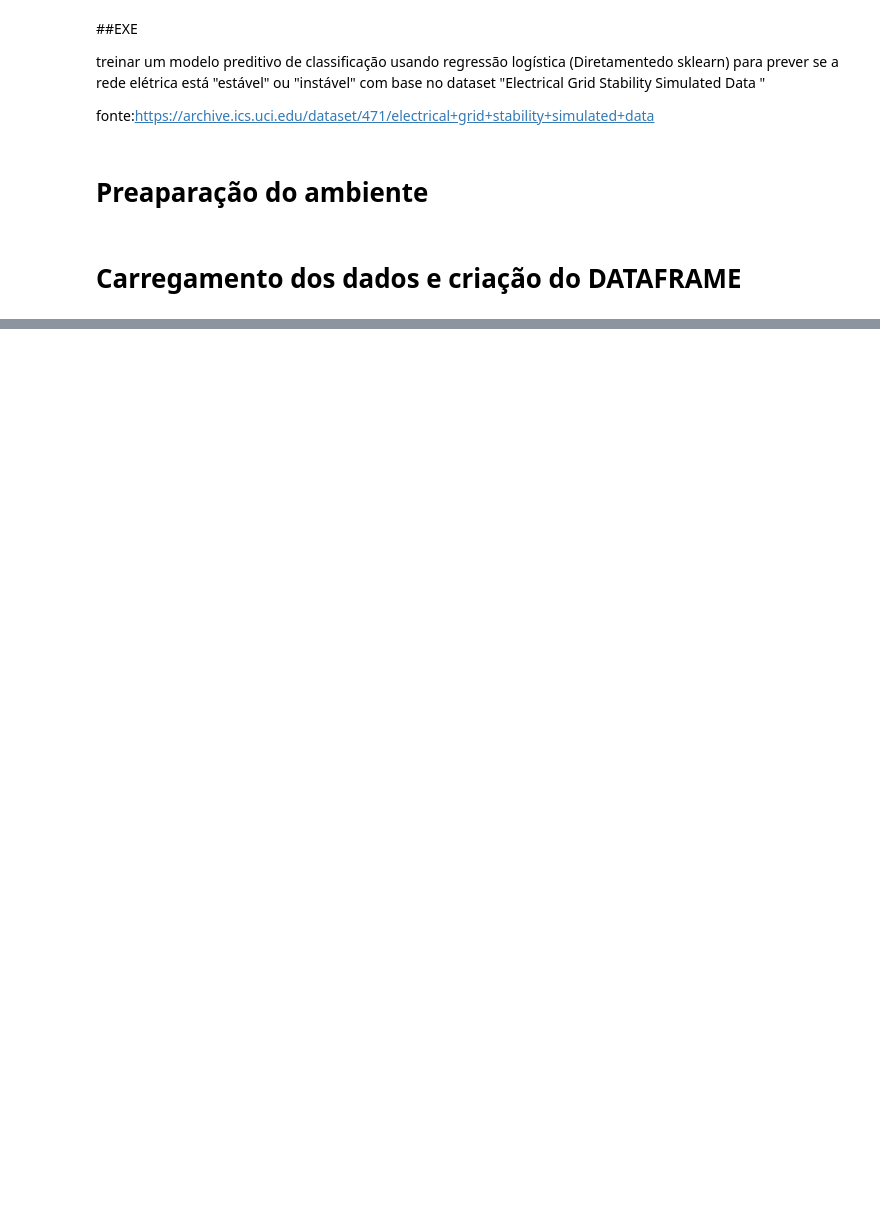
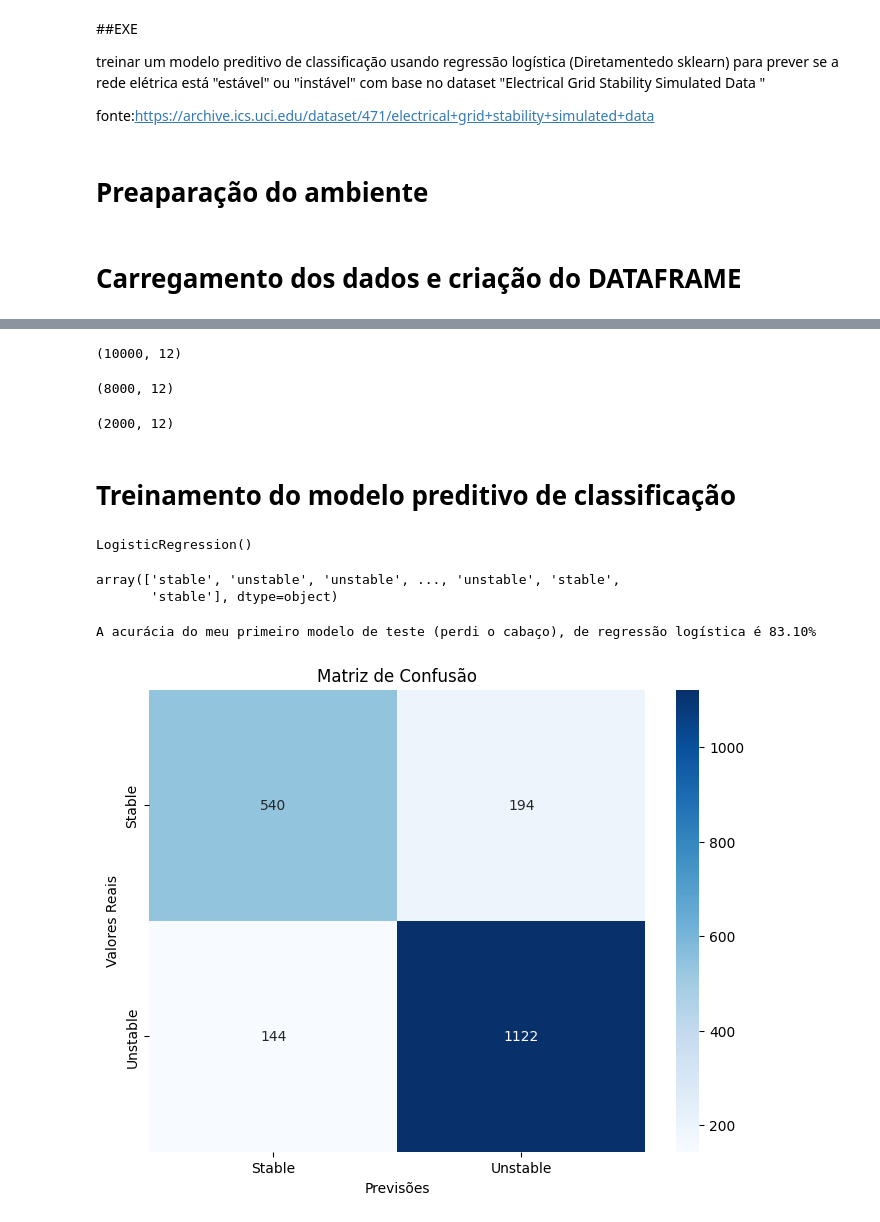
Before and after one commit to Hiero-o/cp_02_sers, a Jupyter notebook: cp_02_sers_2sem.ipynb, the cells around one changed output, grey strips where cells are left out. Drawn from its saved outputs; the diff is of its cells as text; code cells hidden in the pictures; blank space fills up the shorter version.

```diff
--- a/cp_02_sers_2sem.ipynb
+++ b/cp_02_sers_2sem.ipynb
@@ -32,0 +100,44 @@ dados = pd.read_csv('')
+# %%
+# Separação de dados de treino e teste
+# X_train, x_test, y_train, y_test
+X_train, X_test, y_train, y_test = train_test_split(X, y, test_size=0.2, random_state=16)
+
+X.shape
+# %% [output]
+(10000, 12)
+# %%
+X_train.shape
+# %% [output]
+(8000, 12)
+# %%
+X_test.shape
+# %% [output]
+(2000, 12)
+# %% [markdown]
+# Treinamento do modelo preditivo de classificação
+# %%
+# Instanciando o modelo com base no algoritmo (LogisticRegression)
+modelo_lr = LogisticRegression()
+# %%
+# Treinamento do modelo
+
+modelo_lr.fit(X_train, y_train)
+# %% [output]
+LogisticRegression()
+# %%
+# Gerando as previsões
+
+y_pred = modelo_lr.predict(X_test)
+
+y_pred
+# %% [output]
+array(['stable', 'unstable', 'unstable', ..., 'unstable', 'stable',
+       'stable'], dtype=object)
+# %%
+#Avaliar o modelo
+
+acuracia = 100 * accuracy_score(y_test, y_pred)
+
+print(f"A acurácia do meu primeiro modelo de teste (perdi o cabaço), de regressão logística é {acuracia:.2f}%")
+# %% [output]
+A acurácia do meu primeiro modelo de teste (perdi o cabaço), de regressão logística é 83.10%
@@ -32,0 +146,11 @@ dados = pd.read_csv('')
+# %%
+cm = confusion_matrix(y_test, y_pred)
+
+plt.figure(figsize=(8, 6))
+sns.heatmap(cm, annot=True, fmt='d', cmap='Blues', xticklabels=['Stable', 'Unstable'], yticklabels=['Stable', 'Unstable'])
+plt.title('Matriz de Confusão')
+plt.xlabel('Previsões')
+plt.ylabel('Valores Reais')
+plt.show()
+# %% [output]
+[figure, added]
```
Also changed, not shown: parts of 10 cells of this notebook.
